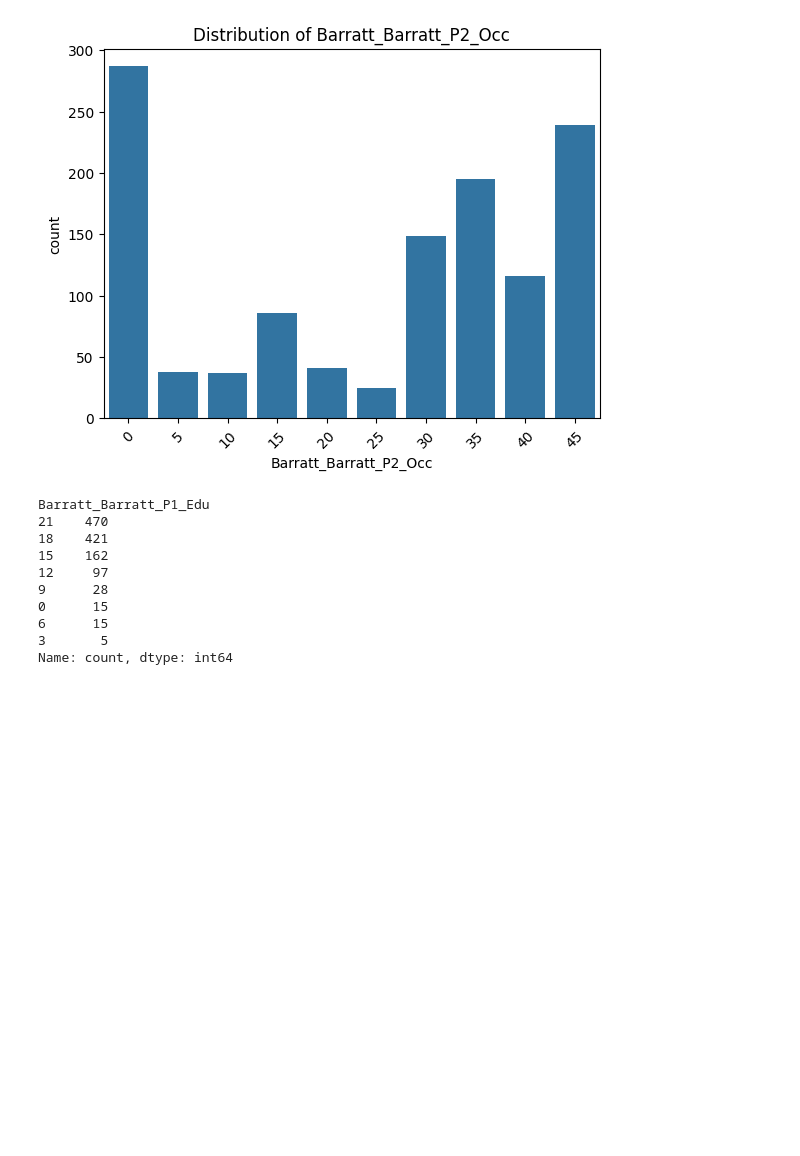
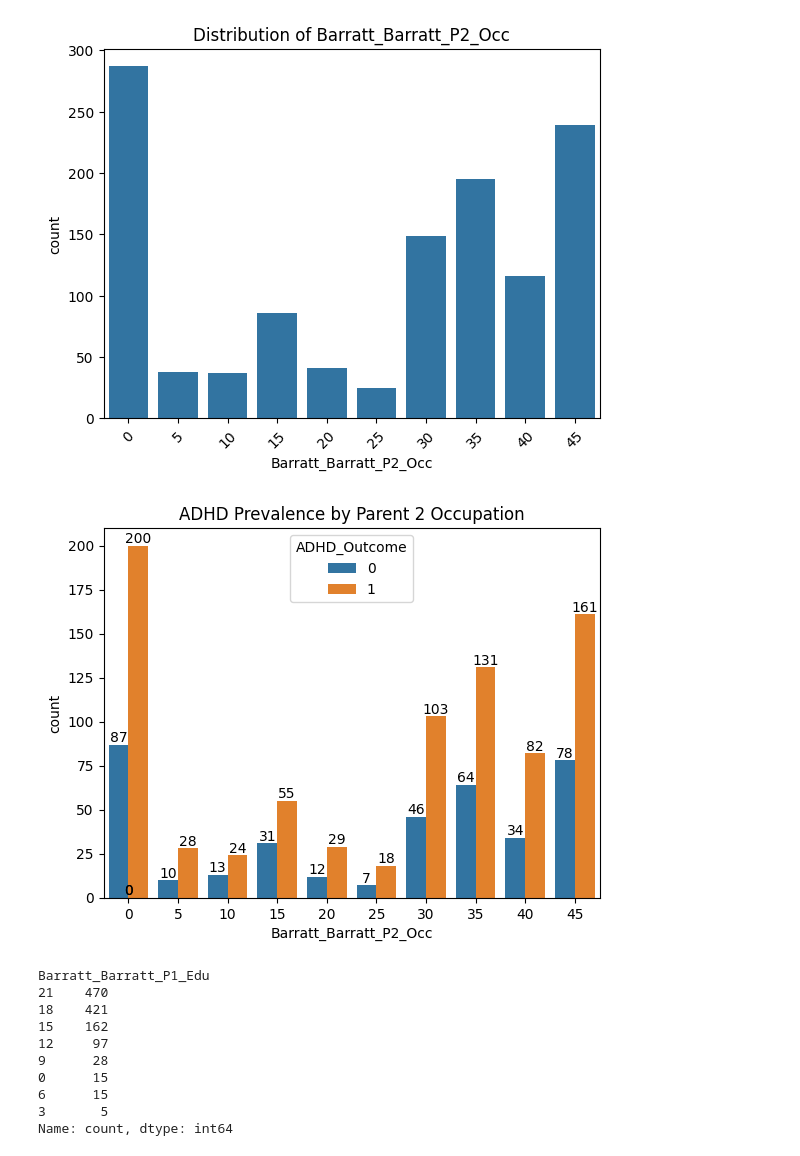
Before and after one commit to winitei/BayBrain, a Jupyter notebook: data_exploration.ipynb, the cells around one changed output. Saved outputs shown, nothing was run; the diff lists cells and outputs as text; code cells hidden in the pictures; blank space fills up the shorter version.

```diff
--- a/data_exploration.ipynb
+++ b/data_exploration.ipynb
@@ -293,6 +293,18 @@ plt.xticks(rotation=45)
 plt.show()
 # %% [output]
 [figure]
+# %%
+o2 = sns.countplot(data=train_cat, x='Barratt_Barratt_P2_Occ', hue=train_Solutions['ADHD_Outcome'])
+plt.title('ADHD Prevalence by Parent 2 Occupation')
+# Annotate the bars with the counts
+for p in o2.patches:
+    o2.annotate(f'{int(p.get_height())}',
+                (p.get_x() + p.get_width() / 2., p.get_height() - 0.1),
+                ha='center', va='bottom')  # Position the text above the bar
+
+plt.show()
+# %% [output]
+[figure, added]
 # %%
 #Barratt_Barratt_P1_Edu - Barratt Simplified Measure of Social Status - Parent 1 level of education
 train_cat['Barratt_Barratt_P1_Edu'].value_counts()
```
Also changed, not shown: parts of 23 cells of this notebook, 1 other file.
